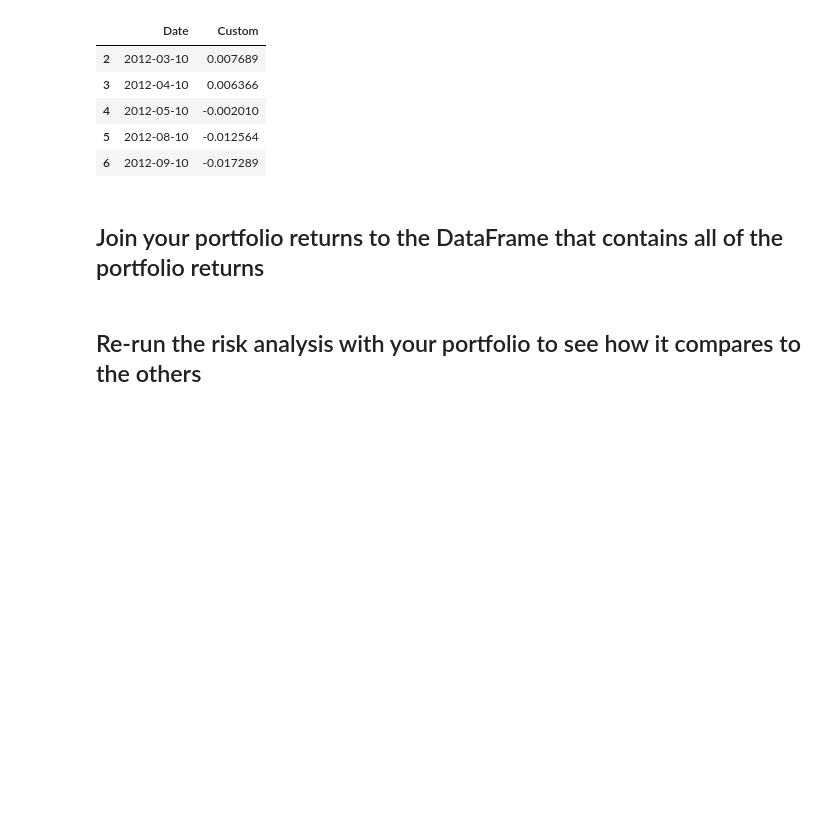
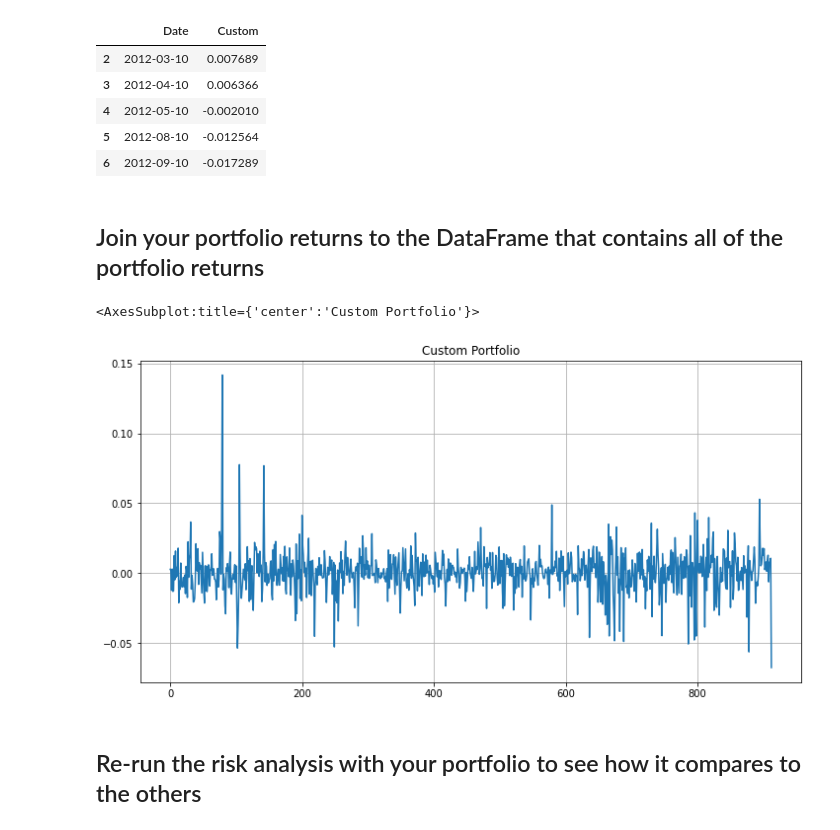
Before and after one commit to 2KAbhishek/whaleport, a Jupyter notebook: whaleport.ipynb, the cells around one changed output. Cells and saved outputs as stored; diff of their text form; code cells hidden in the pictures; blank space fills up the shorter version.

```diff
--- a/whaleport.ipynb
+++ b/whaleport.ipynb
@@ -436,6 +436,12 @@ portfolio_df = pd.merge(portfolio_df, my_portfolio, on='Date')
 # %%
 # Only compare dates where return data exists for all the stocks (drop NaNs)
 portfolio_df.dropna(inplace=True)
+
+# Plot the custom portfolio
+portfolio_df['Custom'].plot(figsize=(12,6), title='Custom Portfolio', grid=True)
+# %% [output]
+<AxesSubplot:title={'center':'Custom Portfolio'}>
+[figure, added]
 # %% [markdown]
 ## Re-run the risk analysis with your portfolio to see how it compares to the others
 # %% [markdown]
```
Also changed, not shown: parts of 1 cell of this notebook.
